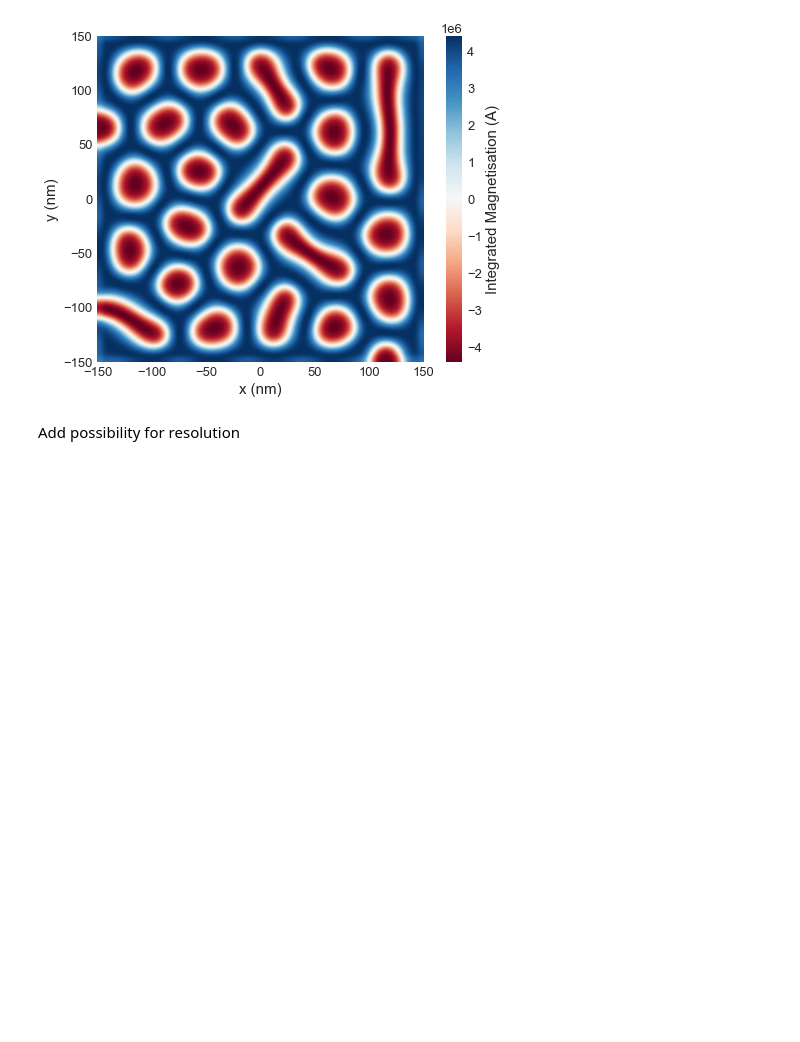
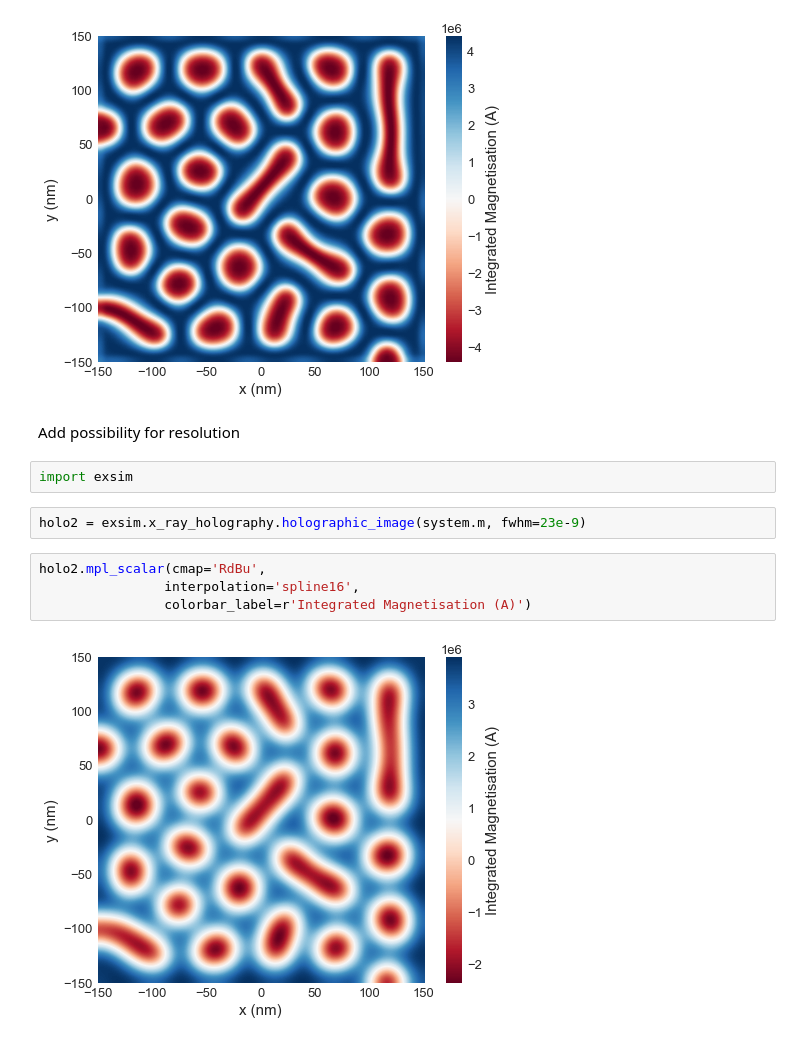
Before and after one commit to ubermag/mag2exp, a Jupyter notebook: docs/ipynb/X-ray_Holo_df_based.ipynb, the cells around one changed output. Saved outputs shown, nothing was run; the diff lists cells and outputs as text; blank space fills up the shorter version.

Commit message:
MFM and X-ray holography.

```diff
--- a/docs/ipynb/X-ray_Holo_df_based.ipynb
+++ b/docs/ipynb/X-ray_Holo_df_based.ipynb
@@ -56,3 +56,13 @@ holo.mpl_scalar(cmap='RdBu',
 [figure]
 # %% [markdown]
 Add possibility for resolution
+# %%
+import exsim
+# %%
+holo2 = exsim.x_ray_holography.holographic_image(system.m, fwhm=23e-9)
+# %%
+holo2.mpl_scalar(cmap='RdBu',
+                interpolation='spline16',
+                colorbar_label=r'Integrated Magnetisation (A)')
+# %% [output]
+[figure, added]
```
Also changed, not shown: parts of 3 cells of this notebook, 6 other files.
